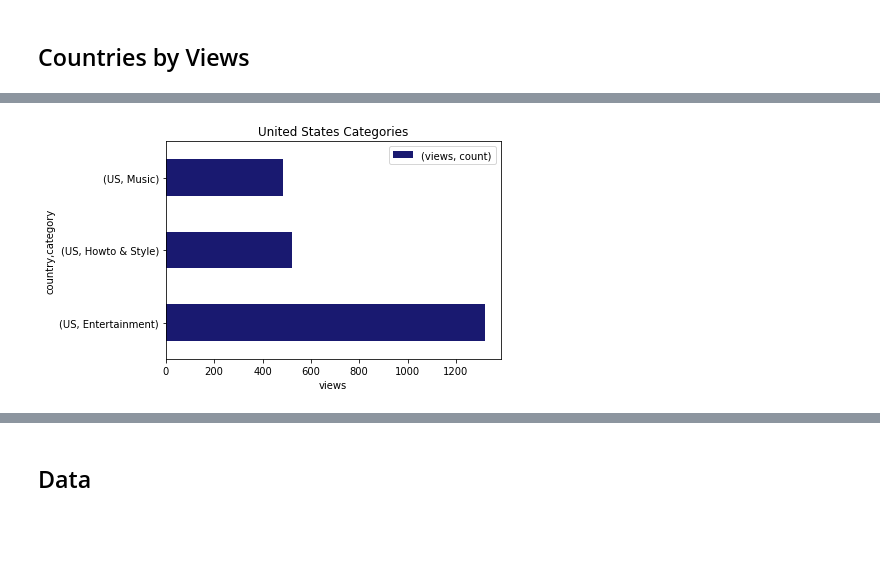
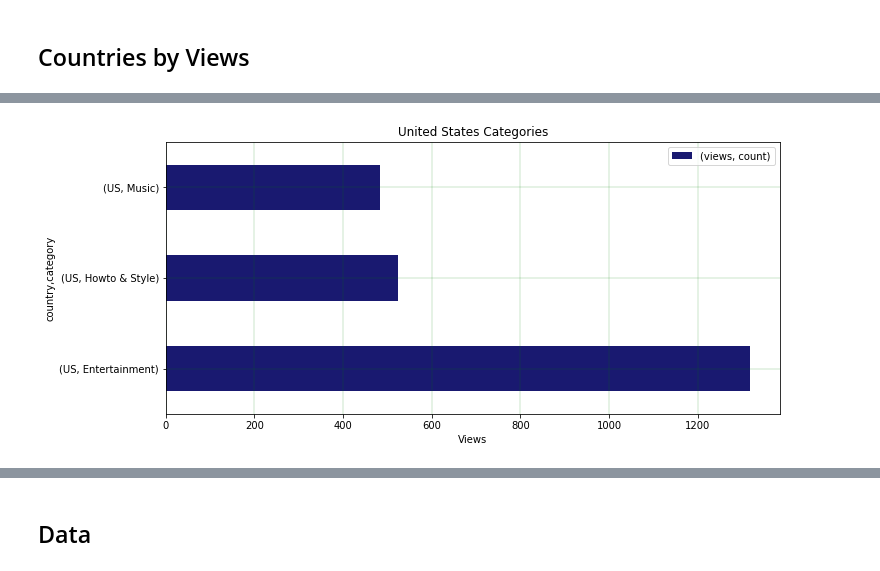
Before and after one commit to perezrm/YouTube_rmp, a Jupyter notebook: S26PracticePresentation.ipynb, the cells around one changed output, grey strips where cells are left out. Drawn from its saved outputs; the diff is of its cells as text; code cells hidden in the pictures; blank space fills up the shorter version.

```diff
--- a/S26PracticePresentation.ipynb
+++ b/S26PracticePresentation.ipynb
@@ -93,10 +87,10 @@ plt.show()
 # %%
 FRMXRU = df[df['country'].isin(['US'])]
 top3 = FRMXRU.groupby(['country','category']).agg({'views':['count']})
-top3 = top3.sort_values(('views', 'count'), ascending = False).head(3).plot(kind='barh',facecolor='#191970', title='United States Categories');
+top3 = top3.sort_values(('views', 'count'), ascending = False).head(3).plot(kind='barh', figsize=(11,5), facecolor='#191970', title='United States Categories').grid(color='g', linestyle='-', linewidth=.2);
 
 plt.legend(loc = 'best')
-plt.xlabel('views')
+plt.xlabel('Views')
 plt.show()
 # %% [output]
-[figure, old version]
+[figure, new version]
```
Also changed, not shown: parts of 23 cells of this notebook.
